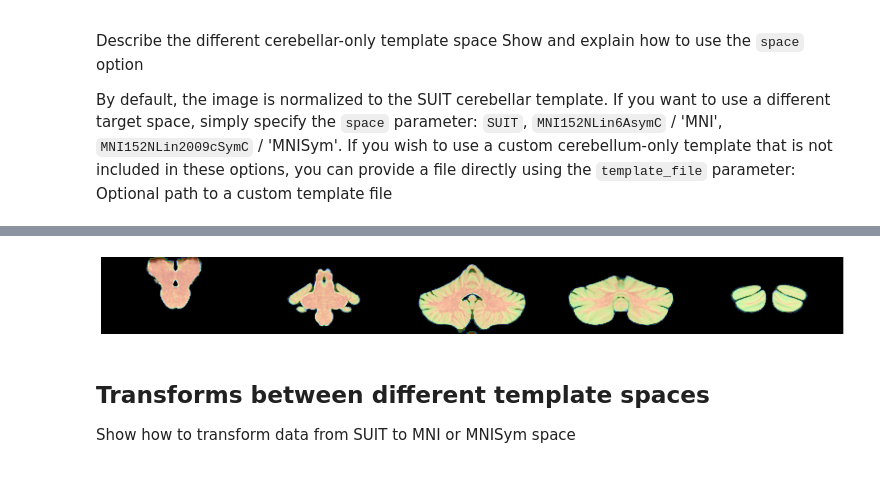
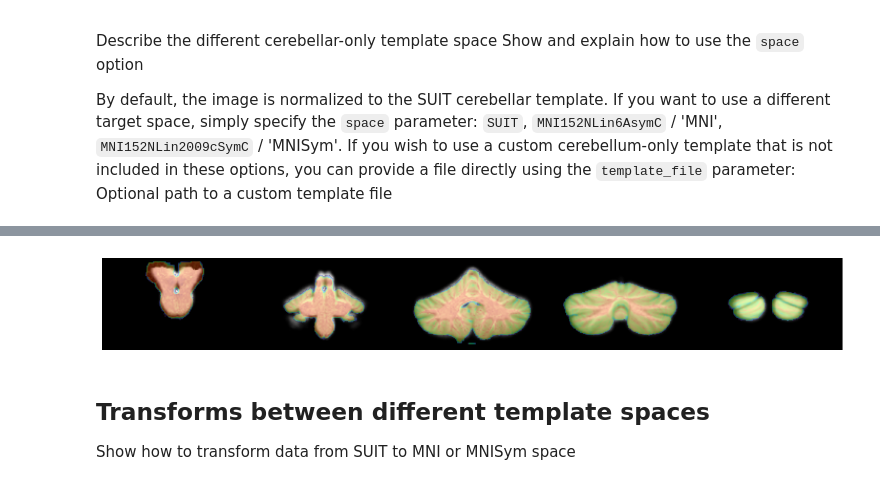
Before and after one commit to DiedrichsenLab/SUITPy, a Jupyter notebook: docs/source/tutorials/3.normalize_example.ipynb, the cells around one changed output, grey strips where cells are left out. Saved outputs shown, nothing was run; the diff lists cells and outputs as text; code cells hidden in the pictures.

```diff
--- a/docs/source/tutorials/3.normalize_example.ipynb
+++ b/docs/source/tutorials/3.normalize_example.ipynb
@@ -49,11 +51,11 @@ Saving the normalized image into /Users/wangyaping/Documents/GitHub/SUITPy/docs/
 # %%
 # The normalized image in MNI152NLin2009cSymC space, not SUIT space
 import ants
 w_anat_img = mytx['warpedmovout']
-template_img = ants.image_read('/templates/tpl-MNI152NLin2009cSymC_T1w.nii.gz')
+template_img = ants.image_read('/templates//tpl-SUIT_T1w.nii.gz')
 ants.plot(template_img, overlay=w_anat_img, axis=1, nslices=5, overlay_alpha=0.4)
 # %% [output]
-[figure, old version]
+[figure, new version]
 # %% [markdown]
 ## Transforms between different template spaces
 Show how to transform data from SUIT to MNI or MNISym space
```
Also changed, not shown: parts of 3 cells of this notebook.
